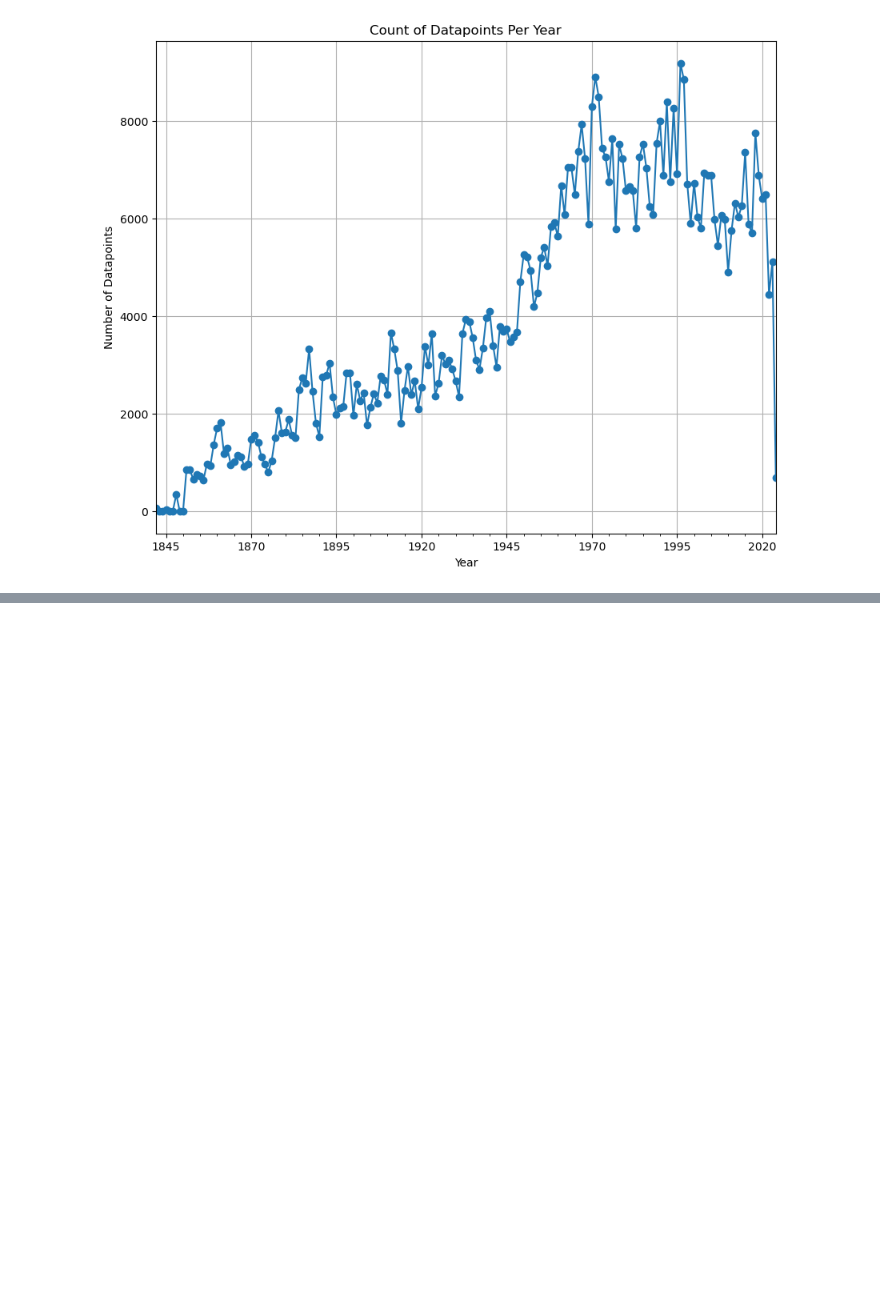
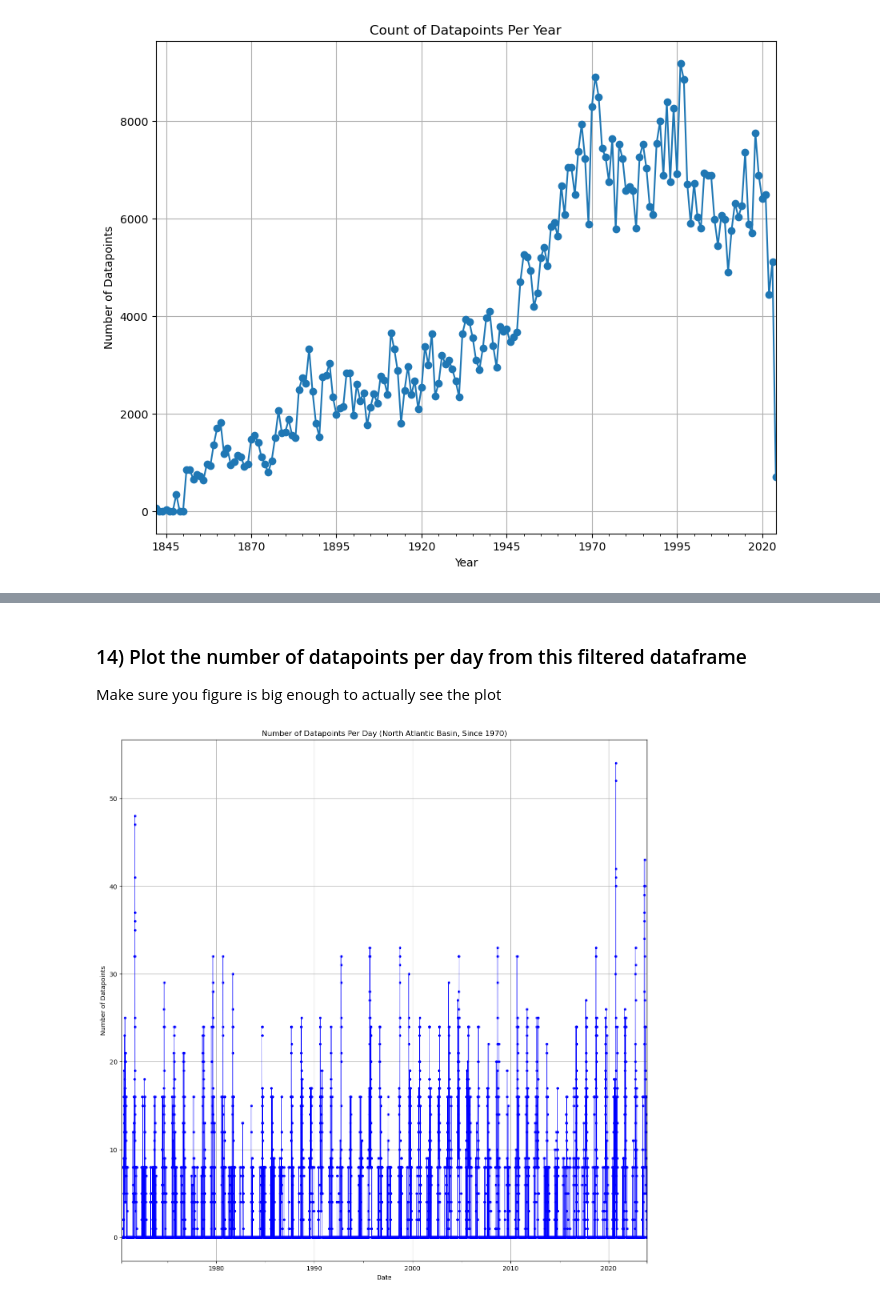
Before and after one commit to ZolaYin/6901assignment, a Jupyter notebook: HW6.ipynb, the cells around one changed output, grey strips where cells are left out. Saved outputs shown, nothing was run; the diff lists cells and outputs as text; code cells hidden in the pictures; blank space fills up the shorter version.

```diff
--- a/HW6.ipynb
+++ b/HW6.ipynb
@@ -224,0 +248,18 @@ plt.show()
+# %%
+filtered_df = df[(df['BASIN'] == 'NA') & (df.index.year >= 1970)]
+# %% [markdown]
+### 14) Plot the number of datapoints per day from this filtered dataframe
+
+Make sure you figure is big enough to actually see the plot
+# %%
+daily_counts = filtered_df.resample('D').size()
+
+plt.figure(figsize=(15, 15))
+daily_counts.plot(kind='line', color='blue', marker='.', linewidth=0.5)
+plt.title('Number of Datapoints Per Day (North Atlantic Basin, Since 1970)')
+plt.xlabel('Date')
+plt.ylabel('Number of Datapoints')
+plt.grid(True)
+plt.show()
+# %% [output]
+[figure, added]
```
Also changed, not shown: parts of 11 cells of this notebook.
